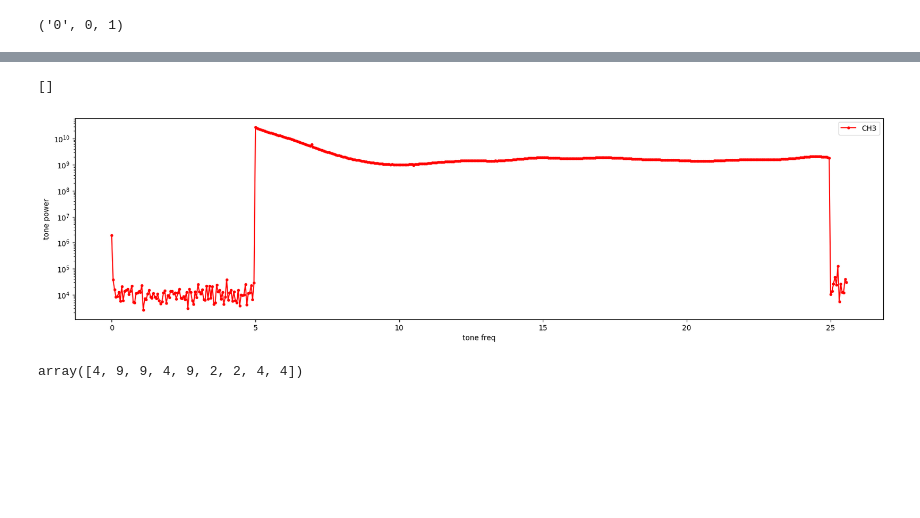
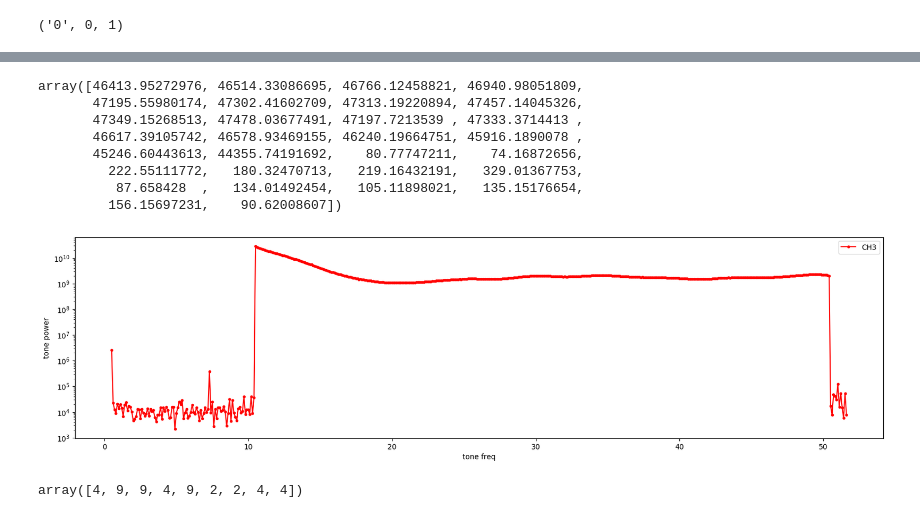
Before and after one commit to lusee-night/uncrater, a Jupyter notebook: calib_test.ipynb, the cells around one changed output, grey strips where cells are left out. Drawn from its saved outputs; the diff is of its cells as text; code cells hidden in the pictures; blank space fills up the shorter version.

```diff
--- a/calib_test.ipynb
+++ b/calib_test.ipynb
@@ -93,26 +94,36 @@ plt.plot(s[900::].reshape(-1,4).mean(axis=0))
 # %%
 plt.figure(figsize=(20,5))
-tfreq=0.5*0.1*np.arange(512)
+tfreq=0.5+0.1*np.arange(512)
 for ch in range(3,4):
     plt.plot(tfreq,np.abs(C.calib_data[ch,1:,:]**2).mean(axis=0), 'r.-',label='CH'+str(ch))
     #plt.plot(np.abs(Cx.calib_data[ch,1:,:]**1).mean(axis=0), label='CH'+str(ch))
 
     #plt.plot(np.abs(C.calib_data[ch,1:,100:500]**1).mean(axis=0)/np.abs(Cx.calib_data[ch,1:,100:500]**1).mean(axis=0), label='CH'+str(ch))
 
 
 plt.legend()
 plt.xlabel('tone freq')
 plt.ylabel('tone power')
+
 #i1= np.real(C.calib_data[2,:,400])
 #i2=np.imag(C.calib_data[2,:,400])
 #i3= np.real(C.calib_data[3,:,400])
 #plt.plot(np.imag(C.calib_data[3,:,100]))
 #plt.plot(C.calib_data[0,:,400])
 #plt.plot(r3**2+i3**2)
+
 plt.semilogy()
+np.abs(C.calib_data[ch,1,-30:])
 # %% [output]
-[]
+array([46413.95272976, 46514.33086695, 46766.12458821, 46940.98051809,
+       47195.55980174, 47302.41602709, 47313.19220894, 47457.14045326,
+       47349.15268513, 47478.03677491, 47197.7213539 , 47333.3714413 ,
+       46617.39105742, 46578.93469155, 46240.19664751, 45916.1890078 ,
+       45246.60443613, 44355.74191692,    80.77747211,    74.16872656,
+         222.55111772,   180.32470713,   219.16432191,   329.01367753,
+          87.658428  ,   134.01492454,   105.11898021,   135.15176654,
+         156.15697231,    90.62008607])
-[figure, old version]
+[figure, new version]
 # %%
 C.gNacc
 #plt.imshow(cordic2rad(C.gphase[:,:16]),aspect='auto', interpolation='nearest')
```
Also changed, not shown: parts of 11 cells of this notebook, 6 other files.
